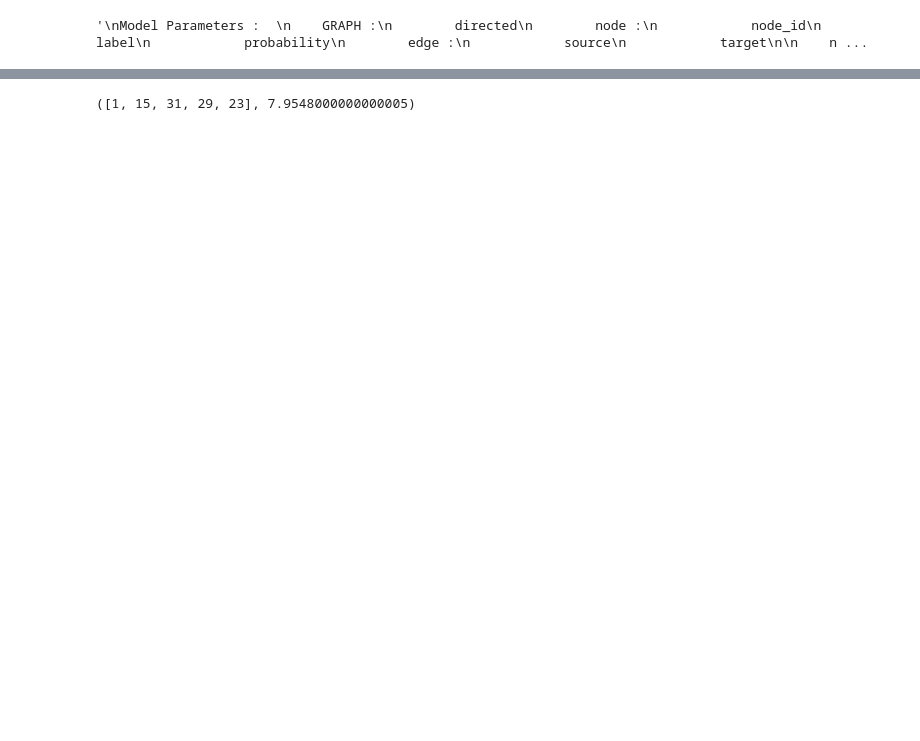
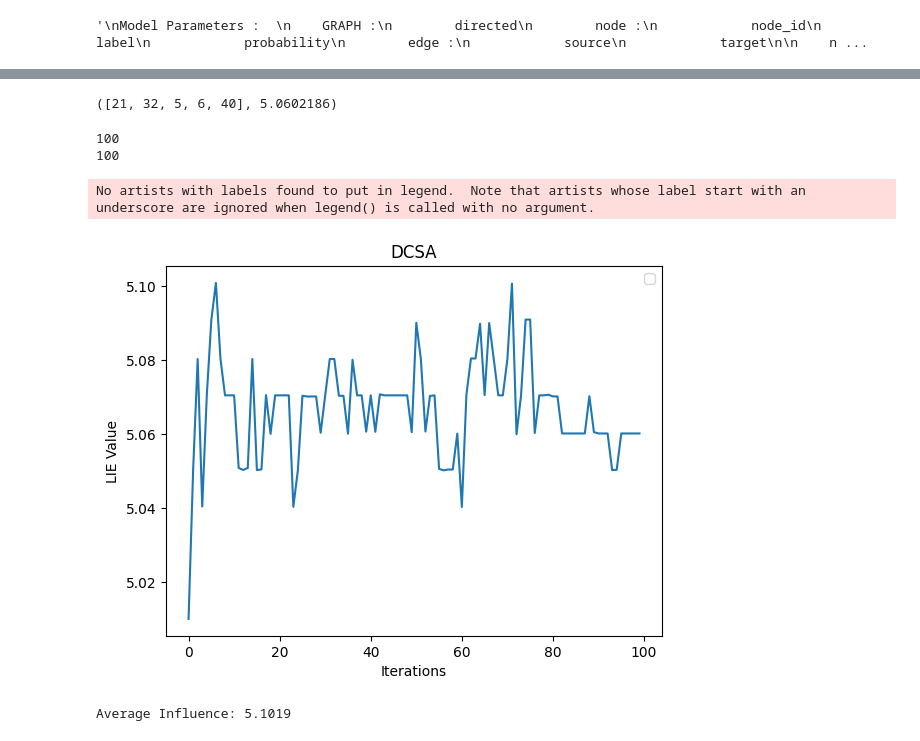
Before and after one commit to cryptic-pr03/Influence_Maximization_BTP, a Jupyter notebook: 14 DCSA_2021/src/code.ipynb, the cells around one changed output, grey strips where cells are left out. Saved outputs shown, nothing was run; the diff lists cells and outputs as text; code cells hidden in the pictures; blank space fills up the shorter version.

```diff
--- a/14 DCSA_2021/src/code.ipynb
+++ b/14 DCSA_2021/src/code.ipynb
@@ -304,13 +313,15 @@ def DCSA(G : nx.classes.digraph.DiGraph, n : int, k : int, epoch : int, flight_l
 
     return best_seed, local_influence_estimate(G, best_seed)
 # %%
-n = 10
+n = 30
 k = 5
-epoch = 1000
-flight_length = 1
+epoch = 100
+flight_length = 2
 awareness_probability = 0.1
 alpha = 0.5
 beta = 3
+iters = []
+lies = []
 DCSA(
     G=G,
     n=n,
@@ -322,4 +333,58 @@ DCSA(
     beta = beta
     )
 # %% [output]
-([1, 15, 31, 29, 23], 7.9548000000000005)
+([21, 32, 5, 6, 40], 5.0602186)
+# %%
+print(len(iters))
+print(len(lies))
+# %% [output]
+100
+100
+# %%
+plt.pyplot.plot(iters,lies)
+plt.pyplot.xlabel('Iterations')
+plt.pyplot.ylabel('LIE Value')
+plt.pyplot.title('DCSA')
+plt.pyplot.legend()
+# function to show the plot
+plt.pyplot.show()
+# %% [output]
+No artists with labels found to put in legend.  Note that artists whose label start with an underscore are ignored when legend() is called with no argument.
+[figure, added]
+# %%
+import networkx as nx
+import random
+
+def independent_cascade_model(G, seed_nodes, p):
+    influenced_nodes = set(seed_nodes)
+    active_nodes = set(seed_nodes)
+
+    while active_nodes:
+        new_active_nodes = set()
+        for node in active_nodes:
+            neighbors = set(G.neighbors(node)) - influenced_nodes
+            for neighbor in neighbors:
+                if random.random() < p:
+                    new_active_nodes.add(neighbor)
+                    influenced_nodes.add(neighbor)
+
+        active_nodes = new_active_nodes
+
+    return influenced_nodes
+
+# Example usage
+seed_nodes = [21, 32, 5, 6, 40]  # Replace with your seed node selection
+p = 0.01  # Replace with your influence probability
+
+num_simulations = 10000
+results = []
+
+for _ in range(num_simulations):
+    influenced_nodes = independent_cascade_model(G, seed_nodes, p)
+    results.append(len(influenced_nodes))
+
+average_influence = sum(results) / num_simulations
+
+print(f"Average Influence: {average_influence}")
+# %% [output]
+Average Influence: 5.1019
```
Also changed, not shown: parts of 12 cells of this notebook, 6 other files.
